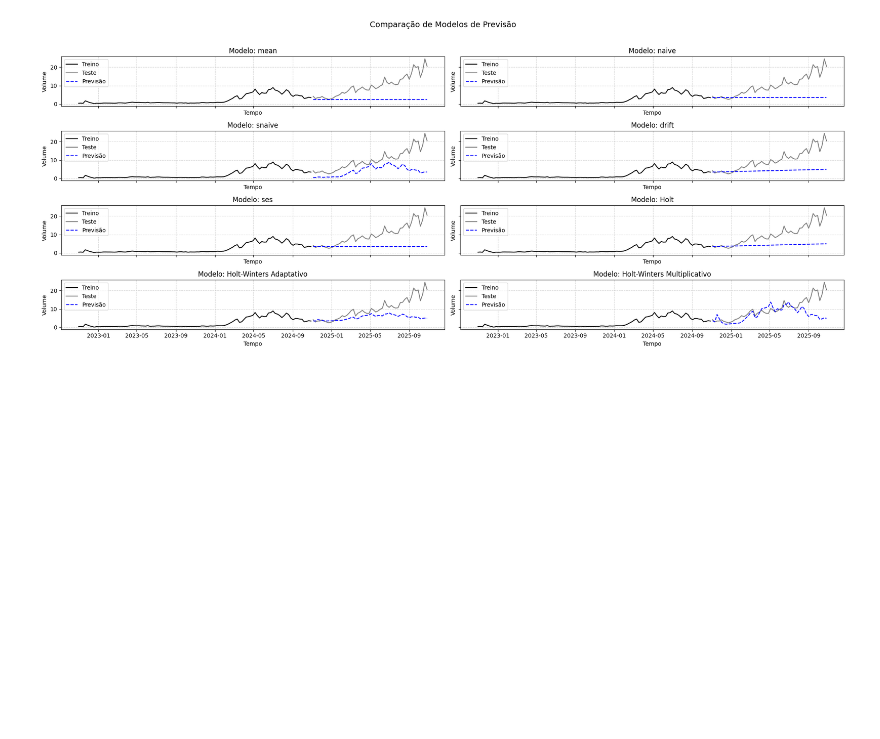
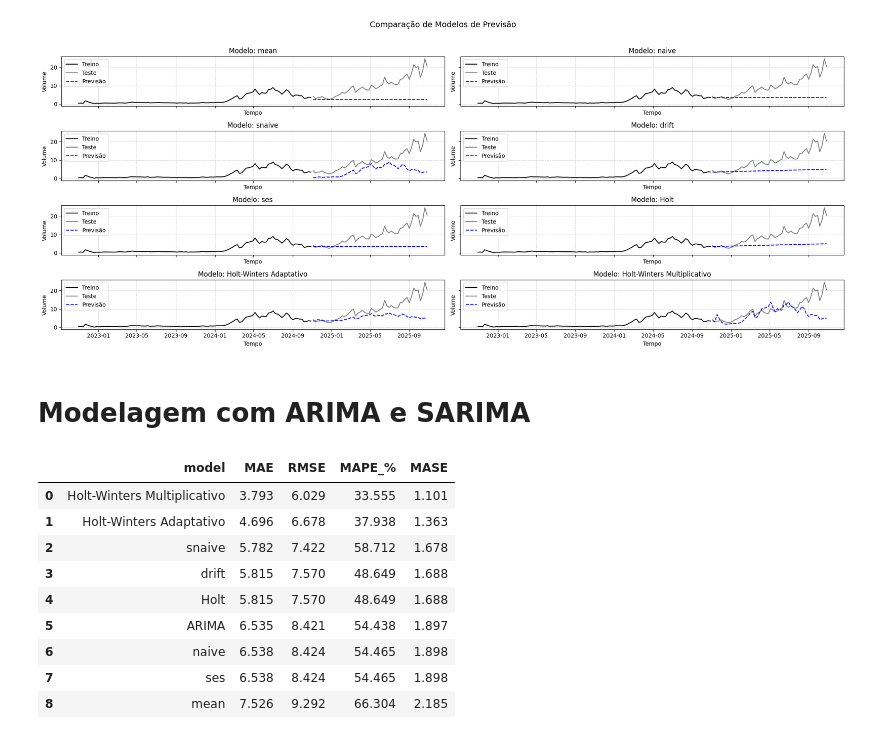
Before and after one commit to GuilhermeCastilho02/Series-Temporais-A2, a Jupyter notebook: trabalho_a2.ipynb, the cells around one changed output. Saved outputs shown, nothing was run; the diff lists cells and outputs as text; code cells hidden in the pictures; blank space fills up the shorter version.

```diff
--- a/trabalho_a2.ipynb
+++ b/trabalho_a2.ipynb
@@ -211,3 +211,5 @@ plt.tight_layout()
 plt.show()
 # %% [output]
 [figure]
+# %% [markdown]
+# Modelagem com ARIMA e SARIMA
@@ -213,0 +224,35 @@ plt.show()
+# %%
+from statsmodels.tsa.arima.model import ARIMA
+
+# escolha inicial de (p, d, q)
+d = 1  # diferenciar para remover tendência
+p, q = 1, 1  # ponto de partida simples
+# Futuramente podemos fazer um grid search para ver quais os melhores parametros
+
+arima = ARIMA(y_tr, order=(p, d, q)).fit()
+arima_pred = arima.forecast(steps=h)
+
+arima_metrics = [{
+    "model": "ARIMA",
+    "MAE":  mean_absolute_error(y_te, arima_pred),
+    "RMSE": mean_squared_error(y_te, arima_pred, square_root=True),
+    "MAPE_%": mean_absolute_percentage_error(y_te, arima_pred) * 100,
+    "MASE": mase_metric(y_te, arima_pred, y_train=y_tr),
+}]
+
+arima_metrics = pd.DataFrame(arima_metrics).round(3)
+
+metrics = pd.concat([baseline_metrics, arima_metrics]).sort_values("RMSE").reset_index()
+metrics = metrics.drop(columns="index")
+metrics
+# %% [output]
+|  | model | MAE | RMSE | MAPE_% | MASE |
+| 0 | Holt-Winters Multiplicativo | 3.793 | 6.029 | 33.555 | 1.101 |
+| 1 | Holt-Winters Adaptativo | 4.696 | 6.678 | 37.938 | 1.363 |
+| 2 | snaive | 5.782 | 7.422 | 58.712 | 1.678 |
+| 3 | drift | 5.815 | 7.570 | 48.649 | 1.688 |
+| 4 | Holt | 5.815 | 7.570 | 48.649 | 1.688 |
+| 5 | ARIMA | 6.535 | 8.421 | 54.438 | 1.897 |
+| 6 | naive | 6.538 | 8.424 | 54.465 | 1.898 |
+| 7 | ses | 6.538 | 8.424 | 54.465 | 1.898 |
+| 8 | mean | 7.526 | 9.292 | 66.304 | 2.185 |
```
Also changed, not shown: parts of 4 cells of this notebook.
